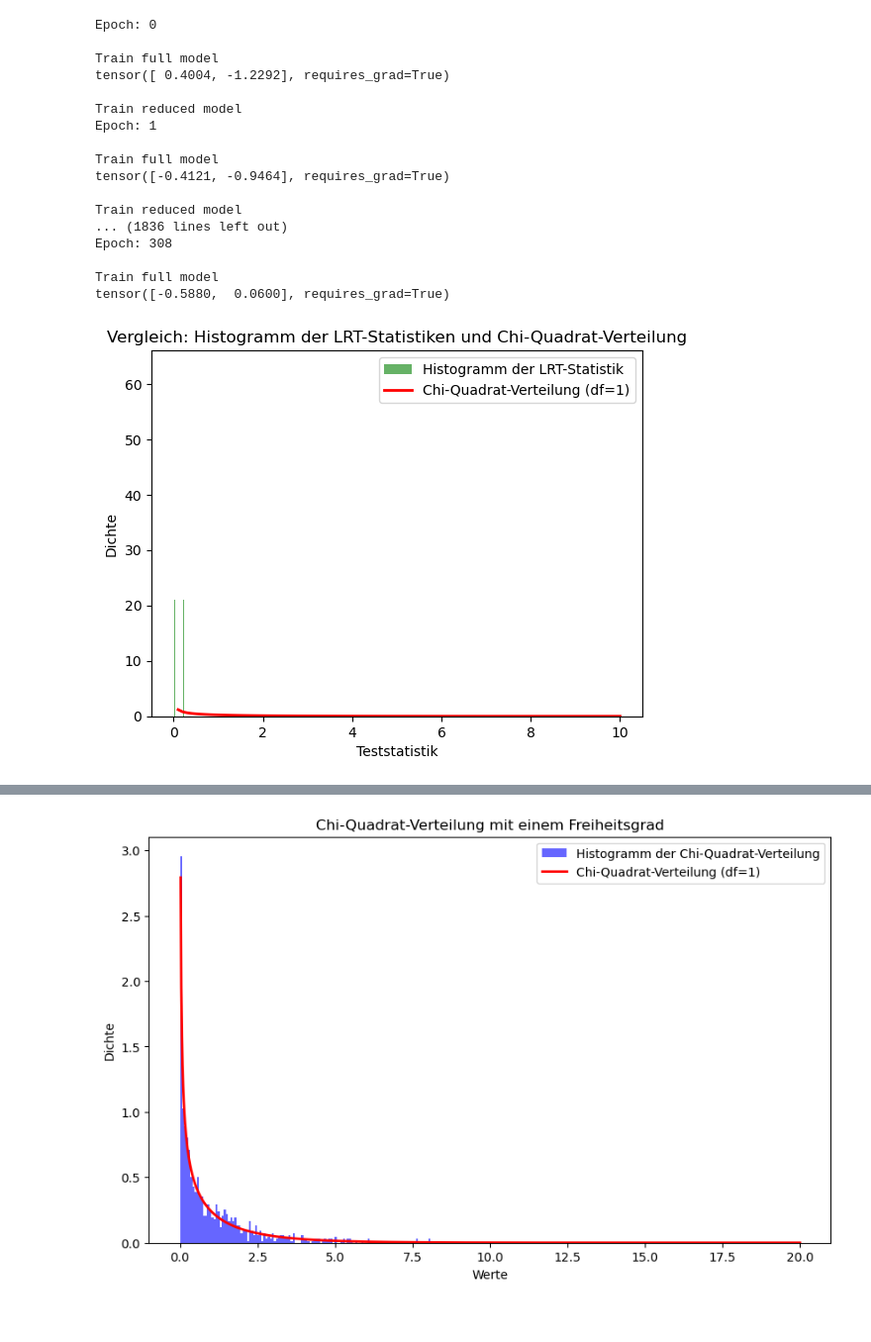
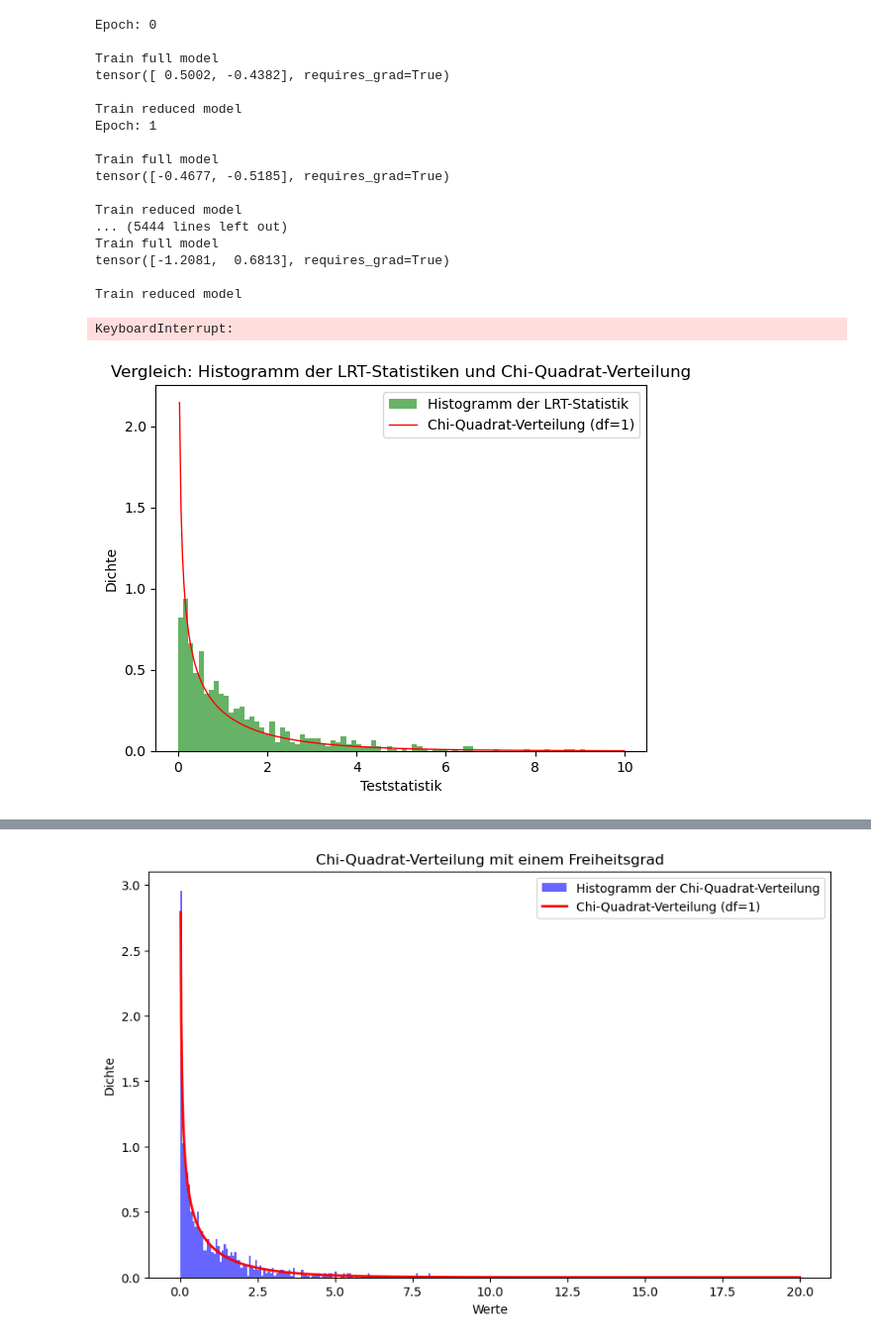
Before and after one commit to el-pato01/BA2024, a Jupyter notebook: Code/train_vae/dietarychange.ipynb, the cells around one changed output, grey strips where cells are left out. Shown at 99% size. Cells and saved outputs as stored; diff of their text form; code cells hidden in the pictures.

```diff
--- a/Code/train_vae/dietarychange.ipynb
+++ b/Code/train_vae/dietarychange.ipynb
@@ -310,10 +310,10 @@ def likelihood_ratio(Lmin, Lmax):
 num_simulations = 1000
 lrt_results = []
 #keys for random and fixed effects in the matrix
-fixed_effects_keys_full= ['Age', 'Gender', 'BMI','Systolic_BP', 'Diastolic_BP' ] # 'Systolic_BP', 'Diastolic_BP', 'Cholesterol', 'Triglycerides', 'BMI', 'Creatinin',
+fixed_effects_keys_full= ['Age', 'Gender', 'BMI','Systolic_BP', 'Diastolic_BP', 'Cholesterol', 'Creatinin'] # 'Systolic_BP', 'Diastolic_BP', 'Cholesterol', 'Triglycerides', 'BMI', 'Creatinin',
 random_effects_keys_full = ['Years_after_treatment']
 #keys for random and fixed effects in the matrix
-fixed_effects_keys_red = ['Age','BMI', 'Systolic_BP', 'Diastolic_BP']
+fixed_effects_keys_red = ['Age','BMI', 'Systolic_BP', 'Diastolic_BP', 'Cholesterol','Creatinin']
 random_effects_keys_red = ['Years_after_treatment']
 
 n_fixed_eff_full = len(fixed_effects_keys_full) + 1
@@ -434,43 +434,44 @@ torch.save(lrt_results, os.path.join(save_dir, 'params_nML_in_lossfkt.pth'))
 Epoch: 0
 
 Train full model
-tensor([ 0.4004, -1.2292], requires_grad=True)
+tensor([ 0.5002, -0.4382], requires_grad=True)
 
 Train reduced model
 Epoch: 1
 
 Train full model
-tensor([-0.4121, -0.9464], requires_grad=True)
+tensor([-0.4677, -0.5185], requires_grad=True)
 
 Train reduced model
-... (1836 lines left out)
-Epoch: 308
+... (5444 lines left out)
+Train full model
+tensor([-1.2081,  0.6813], requires_grad=True)
 
-Train full model
-tensor([-0.5880,  0.0600], requires_grad=True)
+Train reduced model
+KeyboardInterrupt:
 # %%
 hist = []
 for val in lrt_results:
-    if  val > 0:
-        hist.append(val)
+    if -10 < val < 0:
+        hist.append(-val)
 
 # Histogramm der Teststatistiken erstellen
-plt.hist(hist, bins=70, density=True, alpha=0.6, color='g', label='Histogramm der LRT-Statistik')
+plt.hist(hist, bins=80, density=True, alpha=0.6, color='g', label='Histogramm der LRT-Statistik')
 
 # Chi-Quadrat-Verteilung mit zwei Freiheitsgraden plotten (für Vergleich)
-x = np.linspace(0, 10, 100)
-plt.plot(x, chi2.pdf(x, df=1), 'r-', lw=2, label='Chi-Quadrat-Verteilung (df=1)')
+x = np.linspace(0, 10, 300)
+plt.plot(x, chi2.pdf(x, df=1), 'r-', lw=1, label='Chi-Quadrat-Verteilung (df=1)')
 
 # Beschriftungen hinzufügen
 plt.title('Vergleich: Histogramm der LRT-Statistiken und Chi-Quadrat-Verteilung')
 plt.xlabel('Teststatistik')
 plt.ylabel('Dichte')
 plt.legend()
 
 # Histogramm anzeigen
 plt.show()
 # %% [output]
-[figure, old version]
+[figure, new version]
 # %%
 data = lrt_results
 
```
Also changed, not shown: parts of 3 cells of this notebook, 17 other files.
